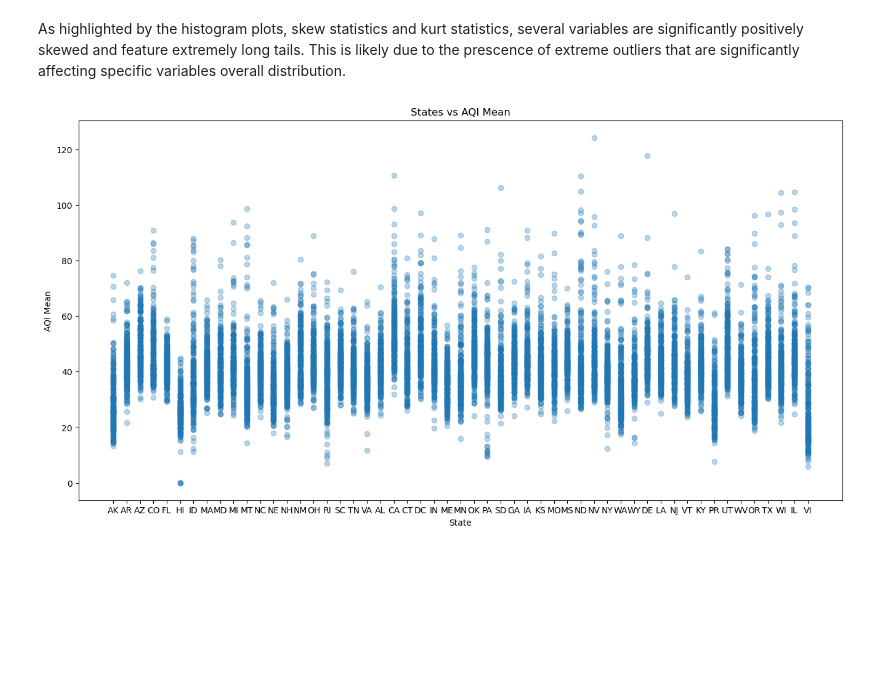
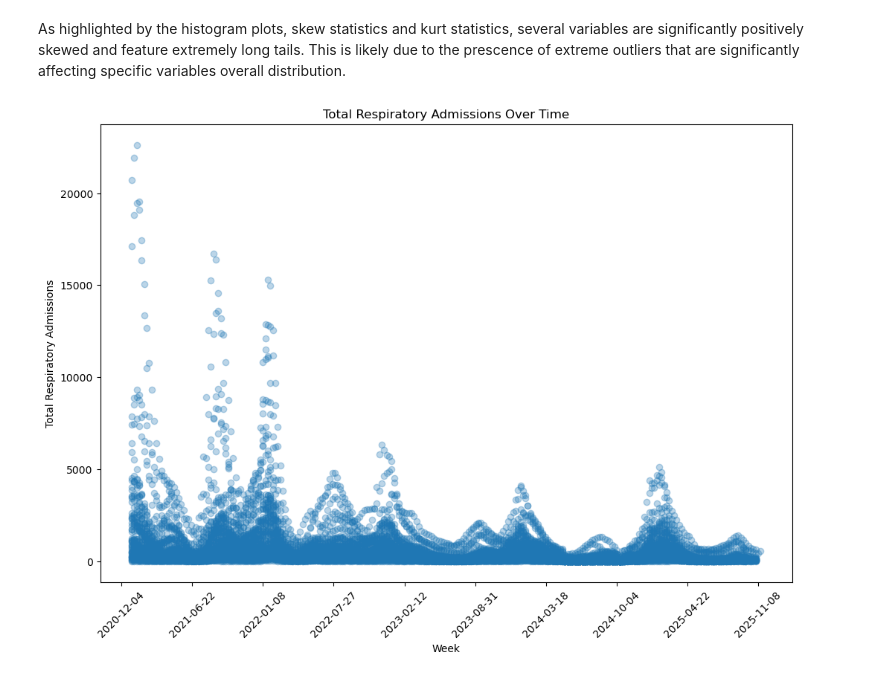
Before and after one commit to crewsdel/CAP5771-Milestone-1, a Jupyter notebook: Code Implementation/milestone_1_code.ipynb, the cells around one changed output. Drawn from its saved outputs; the diff is of its cells as text; code cells hidden in the pictures; blank space fills up the shorter version.

```diff
--- a/Code Implementation/milestone_1_code.ipynb
+++ b/Code Implementation/milestone_1_code.ipynb
@@ -302,12 +320,21 @@ days_reported                      0.543498
 dtype: float64
 # %% [markdown]
 As highlighted by the histogram plots, skew statistics and kurt statistics, several variables are significantly positively skewed and feature extremely long tails. This is likely due to the prescence of extreme outliers that are significantly affecting specific variables overall distribution.
-# %%
-plt.figure(figsize=(16, 8))
-plt.scatter(df["state"], df["aqi_mean"], alpha=0.3)
-plt.xlabel("State")
-plt.ylabel("AQI Mean")
-plt.title("States vs AQI Mean")
-plt.show()
-# %% [output]
-[figure, removed]
+# %%
+# Plot of Total Respiratory Admissions over time
+import matplotlib.ticker as ticker
+
+df["week"] = pd.to_datetime(df["week"])
+df_time_sorted = df.sort_values(by="week", ascending=True)
+
+plt.figure(figsize=(12, 8))
+plt.scatter(df_time_sorted["week"], df_time_sorted["total_respiratory_admissions"], alpha=0.3)
+plt.xlabel("Week")
+plt.ylabel("Total Respiratory Admissions")
+plt.title("Total Respiratory Admissions Over Time")
+ax = plt.gca()
+ax.xaxis.set_major_locator(ticker.MaxNLocator(nbins=10))
+plt.xticks(rotation=45)
+plt.show()
+# %% [output]
+[figure, added]
```
Also changed, not shown: parts of 5 cells of this notebook.
